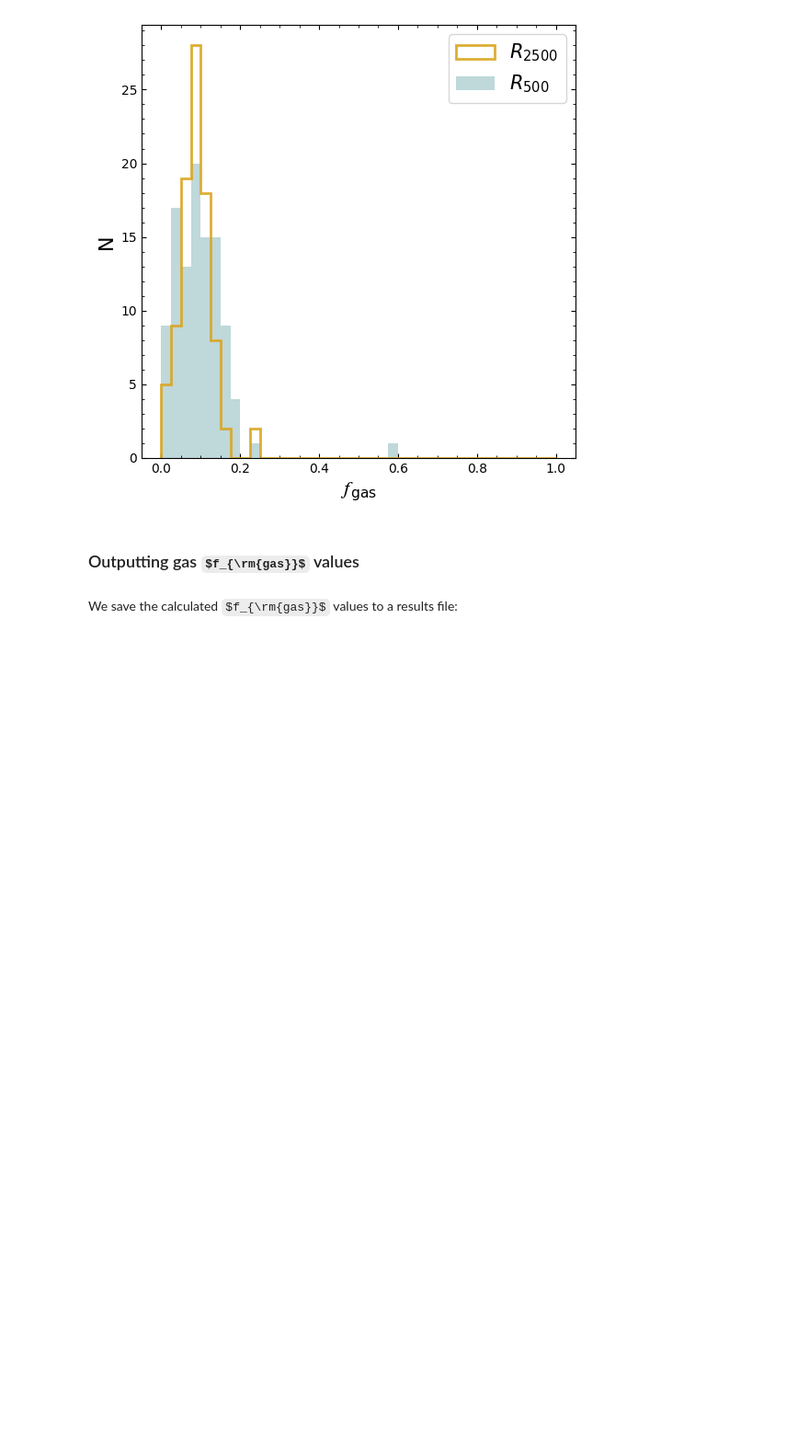
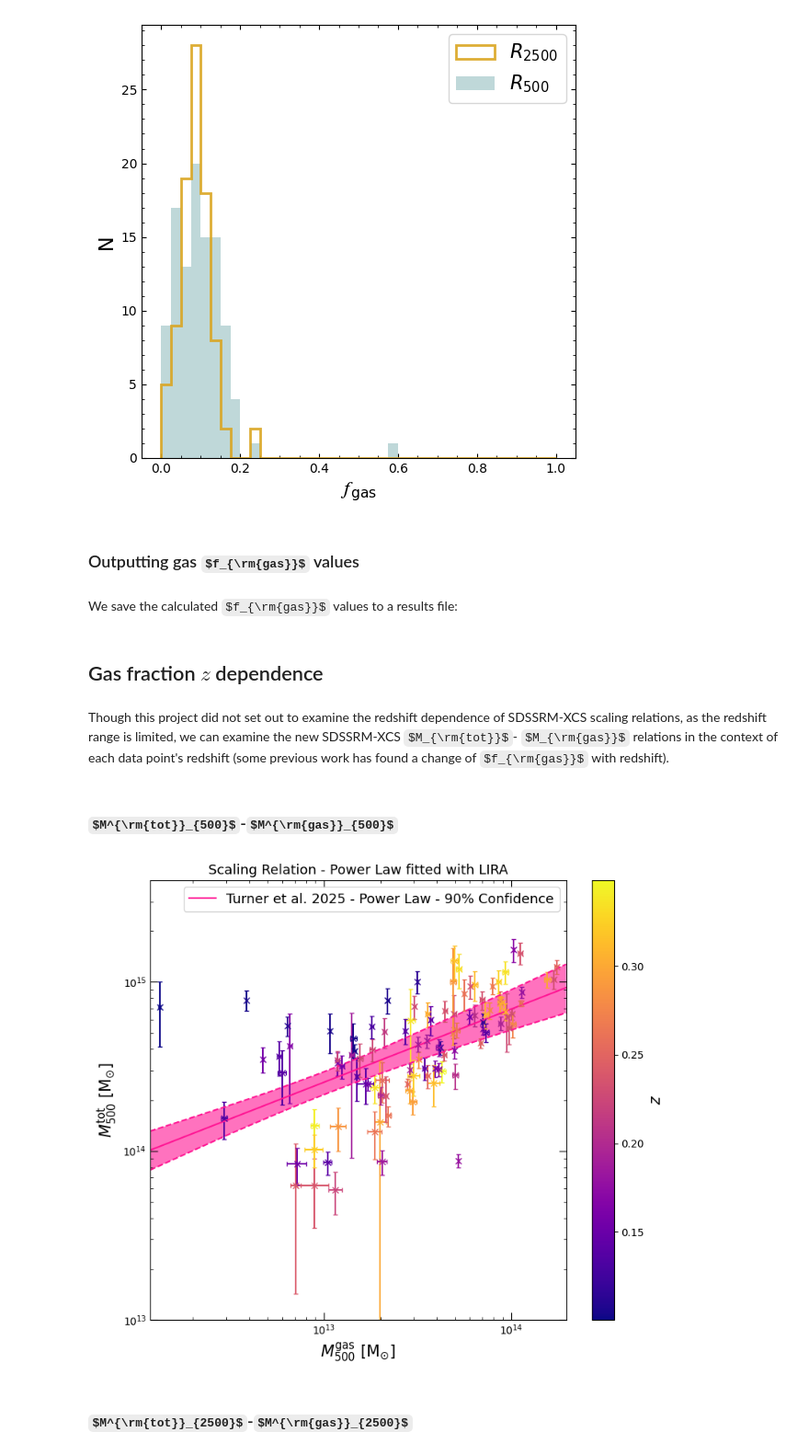
Before and after one commit to DavidT3/XCS-Mass-II-Analysis, a Jupyter notebook: notebooks/gas_fraction/sdssrm_measure_gas_fraction.ipynb, the cells around one changed output. Shown at 92% size. Saved outputs shown, nothing was run; the diff lists cells and outputs as text; code cells hidden in the pictures; some formulas as TeX source; blank space fills up the shorter version.

Commit message:
Advanced draft of the gas fraction notebook

```diff
--- a/notebooks/gas_fraction/sdssrm_measure_gas_fraction.ipynb
+++ b/notebooks/gas_fraction/sdssrm_measure_gas_fraction.ipynb
@@ -51,0 +57,2 @@ sdssxcs_base.head(6)
+# %%
+sdssxcs_base['E'] = xcs_cosmo.efunc(sdssxcs_base['z'].values)
@@ -103,0 +135,25 @@ fgas_df = pd.DataFrame(fgas_dat, columns=fgas_col)
+# %% [markdown]
+## Gas fraction $z$ dependence
+# %% [markdown]
+Though this project did not set out to examine the redshift dependence of SDSSRM-XCS scaling relations, as the redshift range is limited, we can examine the new SDSSRM-XCS $M_{\rm{tot}}$- $M_{\rm{gas}}$ relations in the context of each data point's redshift (some previous work has found a change of $f_{\rm{gas}}$ with redshift).
+# %% [markdown]
+### $M^{\rm{tot}}_{500}$-$M^{\rm{gas}}_{500}$
+# %%
+# As the relation is not guaranteed to contain all the data points in the same file, nor to necessarily be in the same order, we
+#  use this search-sorted trick to get the indices in the base sample that correspond to the names given to each datapoint when
+#  the scaling relation was constructed
+sort_rel_names = np.argsort(sdssxcs_base['name'].values)
+pnt_samp_ind = sort_rel_names[np.searchsorted(sdssxcs_base['name'].values, mtot500_mgas500.point_names, sorter=sort_rel_names)]
+
+# Reads out cluster redshifts, in the right order!
+redshifts = sdssxcs_base.loc[pnt_samp_ind, 'z'].values
+# Don't recommend setting attributes directly, but apparently I never added property setters for these when I
+#  wrote this class
+mtot500_mgas500._third_dim_info = redshifts
+mtot500_mgas500._third_dim_name = r"$z$"
+# %%
+mtot500_mgas500.view(figsize=(8, 7), y_lims=Quantity([1e+13, 4e+15], 'Msun'))
+# %% [output]
+[figure, added]
+# %% [markdown]
+### $M^{\rm{tot}}_{2500}$-$M^{\rm{gas}}_{2500}$
```
Also changed, not shown: parts of 39 cells of this notebook.
